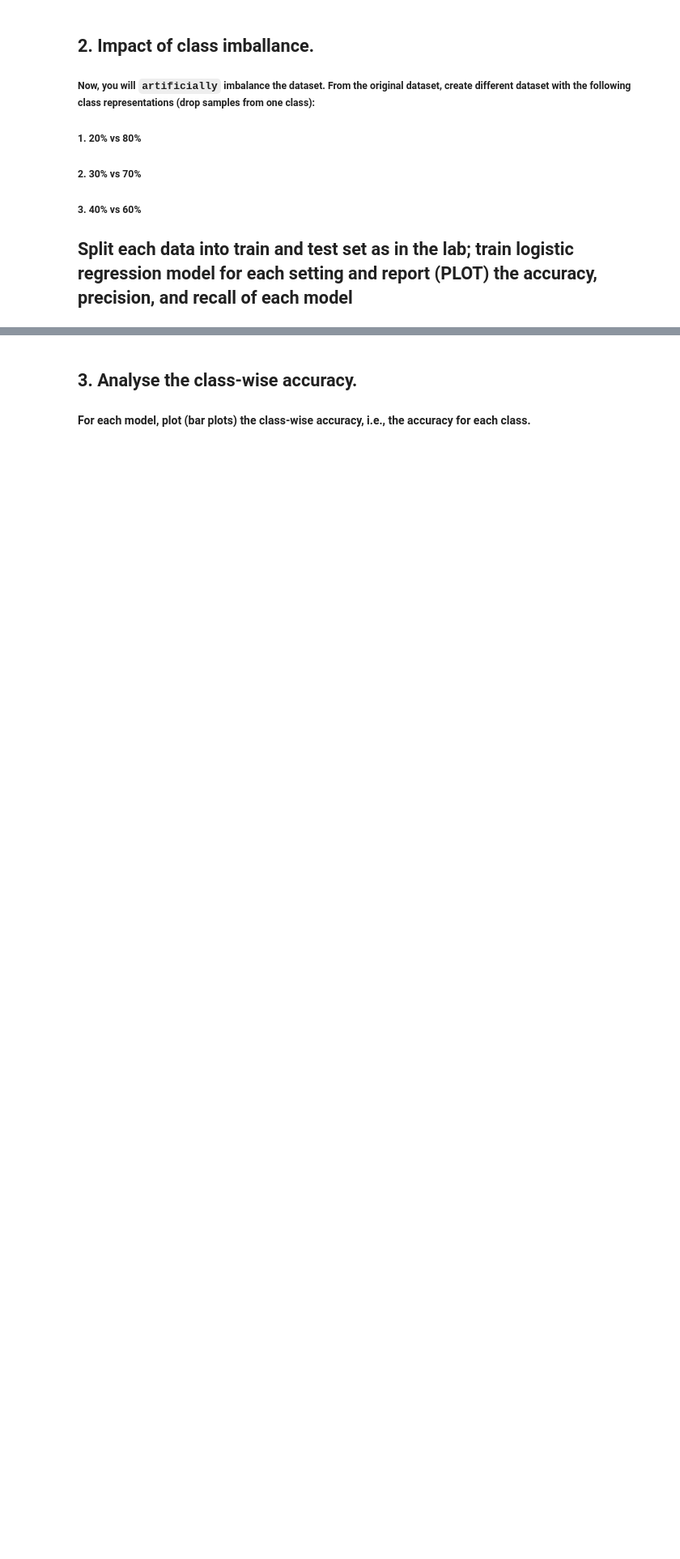
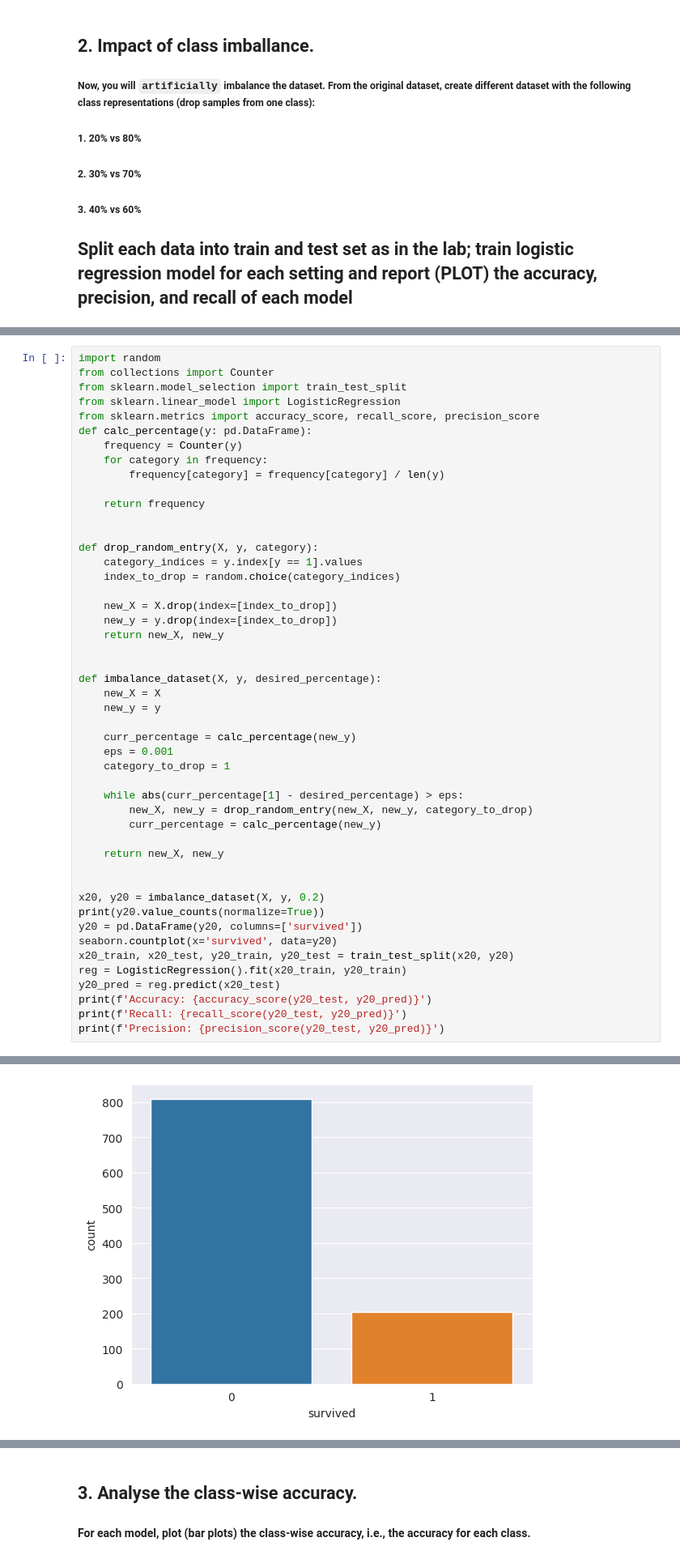
Before and after one commit to AizatvafinTIm/MidTerm-ML, a Jupyter notebook: Lab-3-self-practice.ipynb, the cells around one changed output, grey strips where cells are left out. Shown at 81% size. Cells and saved outputs as stored; diff of their text form; blank space fills up the shorter version.

```diff
--- a/Lab-3-self-practice.ipynb
+++ b/Lab-3-self-practice.ipynb
@@ -98,0 +80,49 @@ X = pd.DataFrame(scaler.transform(X), columns=X.columns)
+# %%
+import random
+from collections import Counter
+from sklearn.model_selection import train_test_split
+from sklearn.linear_model import LogisticRegression
+from sklearn.metrics import accuracy_score, recall_score, precision_score
+def calc_percentage(y: pd.DataFrame):
+    frequency = Counter(y)
+    for category in frequency:
+        frequency[category] = frequency[category] / len(y)
+
+    return frequency
+
+
+def drop_random_entry(X, y, category):
+    category_indices = y.index[y == 1].values
+    index_to_drop = random.choice(category_indices)
+
+    new_X = X.drop(index=[index_to_drop])
+    new_y = y.drop(index=[index_to_drop])
+    return new_X, new_y
+
+
+def imbalance_dataset(X, y, desired_percentage):
+    new_X = X
+    new_y = y
+
+    curr_percentage = calc_percentage(new_y)
+    eps = 0.001
+    category_to_drop = 1
+
+    while abs(curr_percentage[1] - desired_percentage) > eps:
+        new_X, new_y = drop_random_entry(new_X, new_y, category_to_drop)
+        curr_percentage = calc_percentage(new_y)
+
+    return new_X, new_y
+
+
+x20, y20 = imbalance_dataset(X, y, 0.2)
+print(y20.value_counts(normalize=True))
+y20 = pd.DataFrame(y20, columns=['survived'])
+seaborn.countplot(x='survived', data=y20)
+x20_train, x20_test, y20_train, y20_test = train_test_split(x20, y20)
+reg = LogisticRegression().fit(x20_train, y20_train)
+y20_pred = reg.predict(x20_test)
+print(f'Accuracy: {accuracy_score(y20_test, y20_pred)}')
+print(f'Recall: {recall_score(y20_test, y20_pred)}')
+print(f'Precision: {precision_score(y20_test, y20_pred)}')
+# %% [output]
@@ -98,0 +135 @@ X = pd.DataFrame(scaler.transform(X), columns=X.columns)
+[figure, added]
```
Also changed, not shown: parts of 7 cells of this notebook, 3 other files.
